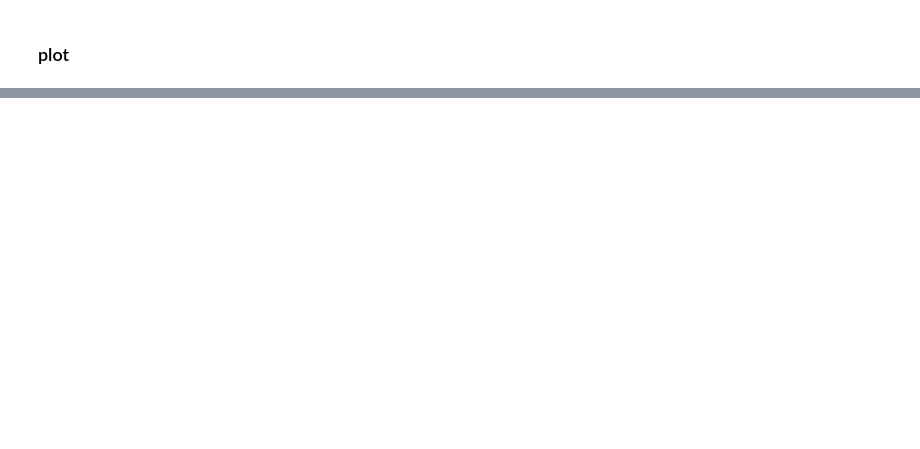
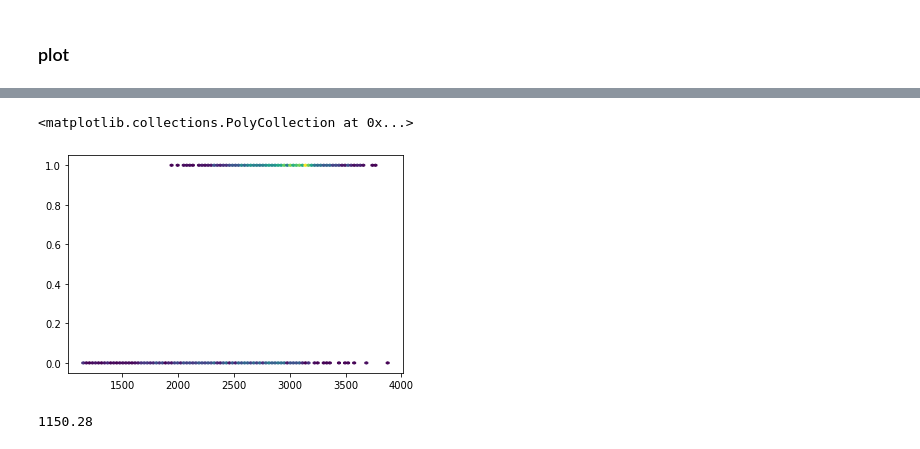
Before and after one commit to meganmason/jlabs, a Jupyter notebook: xarray/terrain.ipynb, the cells around one changed output, grey strips where cells are left out. Saved outputs shown, nothing was run; the diff lists cells and outputs as text; code cells hidden in the pictures; blank space fills up the shorter version.

```diff
--- a/xarray/terrain.ipynb
+++ b/xarray/terrain.ipynb
@@ -87,0 +184,9 @@ plt.savefig('figs/elevation_density_13-16', dpi=600)
+# %%
+plt.hexbin(dem_flat, a>0, mincnt=1)
+# %% [output]
+<matplotlib.collections.PolyCollection at 0x...>
+[figure, added]
+# %%
+print(np.nanmin(dem_flat))
+# %% [output]
+1150.28
```
Also changed, not shown: parts of 18 cells of this notebook, 4 other files.
